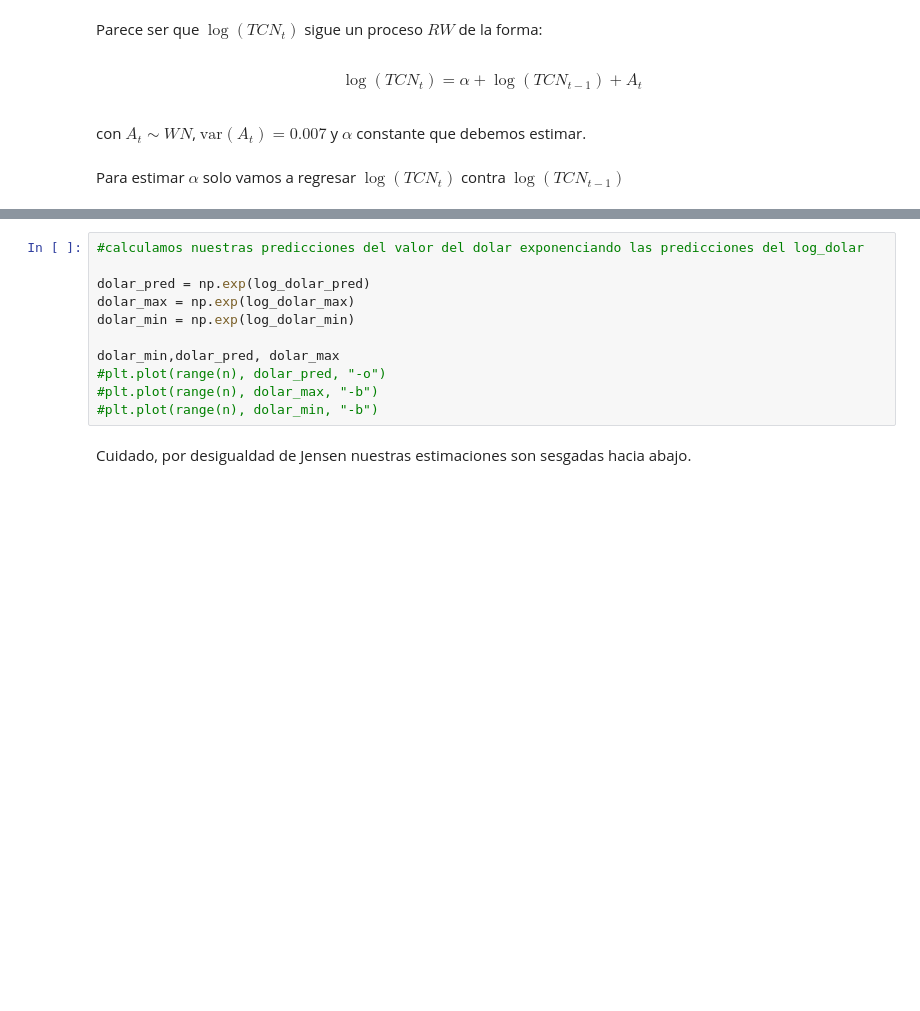
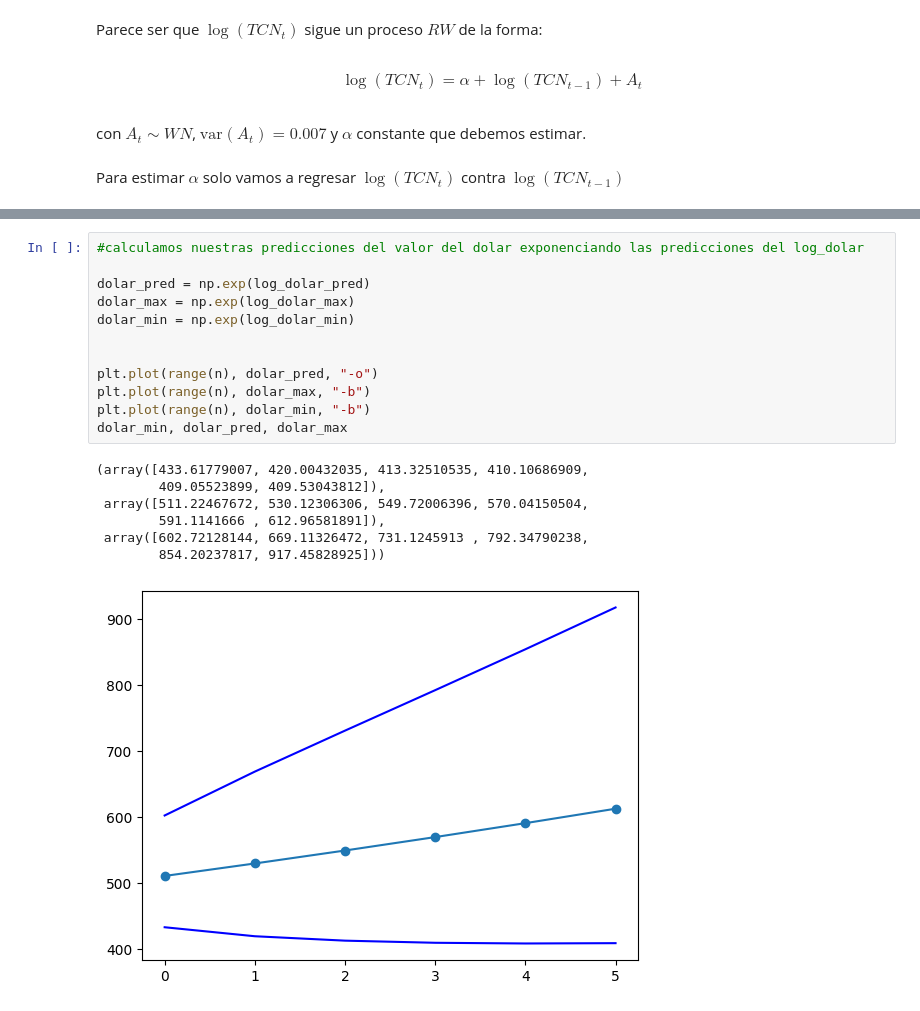
Before and after one commit to cristiandarioortegayubro/BDS, a Jupyter notebook: modulo.07/bds_series_temporales_001_02.ipynb, the cells around one changed output, grey strips where cells are left out. Saved outputs shown, nothing was run; the diff lists cells and outputs as text; blank space fills up the shorter version.

```diff
--- a/modulo.07/bds_series_temporales_001_02.ipynb
+++ b/modulo.07/bds_series_temporales_001_02.ipynb
@@ -579,13 +870,20 @@ plt.plot(range(n), log_dolar_min, "-b")
 # %%
 #calculamos nuestras predicciones del valor del dolar exponenciando las predicciones del log_dolar
 
 dolar_pred = np.exp(log_dolar_pred)
 dolar_max = np.exp(log_dolar_max)
 dolar_min = np.exp(log_dolar_min)
 
-dolar_min,dolar_pred, dolar_max
-#plt.plot(range(n), dolar_pred, "-o")
-#plt.plot(range(n), dolar_max, "-b")
-#plt.plot(range(n), dolar_min, "-b")
+
+plt.plot(range(n), dolar_pred, "-o")
+plt.plot(range(n), dolar_max, "-b")
+plt.plot(range(n), dolar_min, "-b")
+dolar_min, dolar_pred, dolar_max
+# %% [output]
+(array([433.61779007, 420.00432035, 413.32510535, 410.10686909,
+        409.05523899, 409.53043812]),
+ array([511.22467672, 530.12306306, 549.72006396, 570.04150504,
+        591.1141666 , 612.96581891]),
+ array([602.72128144, 669.11326472, 731.1245913 , 792.34790238,
+        854.20237817, 917.45828925]))
+[figure, added]
-# %% [markdown]
-Cuidado, por desigualdad de Jensen nuestras estimaciones son sesgadas hacia abajo.
```
Also changed, not shown: parts of 65 cells of this notebook.
